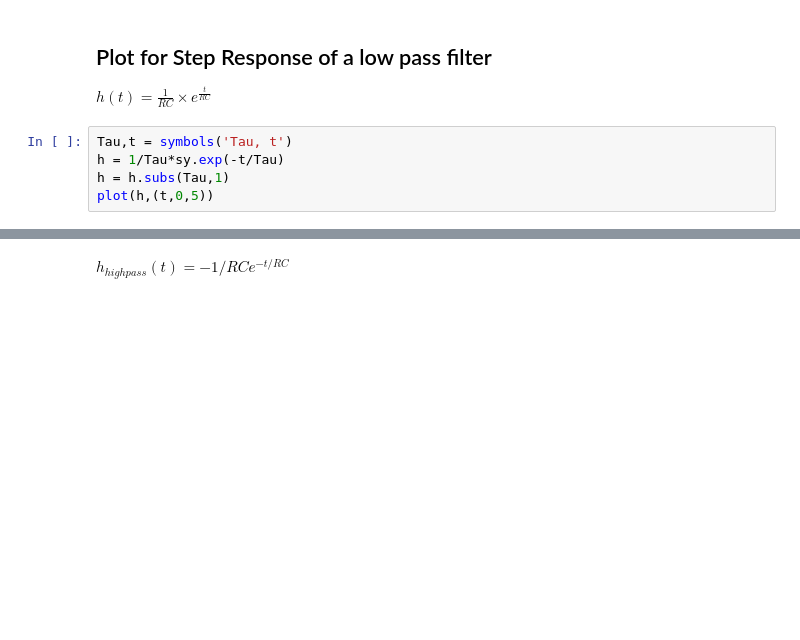
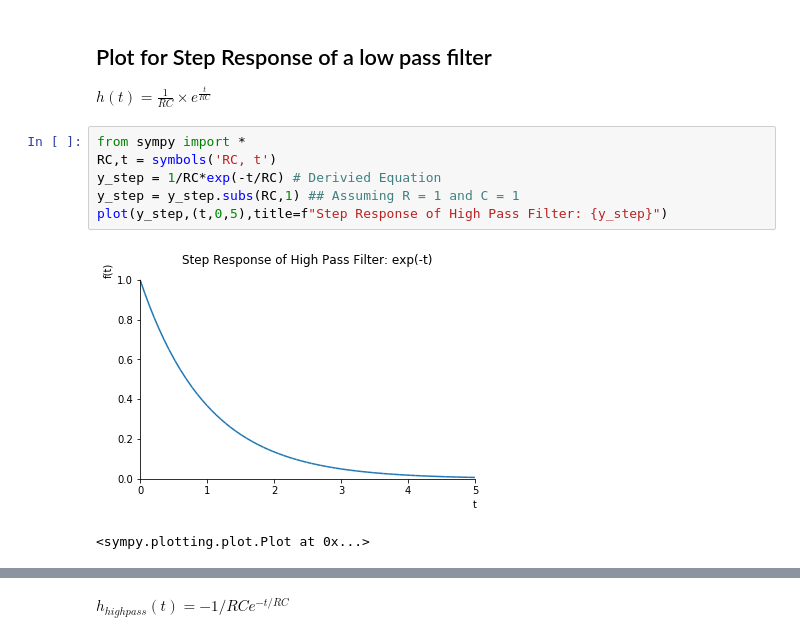
Before and after one commit to Juxsta/SJSU-Electrical-Engineering, a Jupyter notebook: src/EE110/Labs/lab 2/lab2.ipynb, the cells around one changed output, grey strips where cells are left out. Cells and saved outputs as stored; diff of their text form; blank space fills up the shorter version.

```diff
--- a/src/EE110/Labs/lab 2/lab2.ipynb
+++ b/src/EE110/Labs/lab 2/lab2.ipynb
@@ -18,11 +22,15 @@ print(integrate(sy.exp(t/Tau),t))
 # %% [markdown]
  ## Plot for Step Response of a low pass filter
  $ h(t) = \frac{1}{RC} \times e^{\frac{t}{RC}} $
-# %%
-Tau,t = symbols('Tau, t')
-h = 1/Tau*sy.exp(-t/Tau)
-h = h.subs(Tau,1)
-plot(h,(t,0,5))
+# %%
+from sympy import *
+RC,t = symbols('RC, t')
+y_step = 1/RC*exp(-t/RC) # Derivied Equation
+y_step = y_step.subs(RC,1) ## Assuming R = 1 and C = 1
+plot(y_step,(t,0,5),title=f"Step Response of High Pass Filter: {y_step}")
+# %% [output]
+[figure, added]
+<sympy.plotting.plot.Plot at 0x...>
 # %%
 step = integrate(h,t) + 1
 print(step)
```
Also changed, not shown: parts of 4 cells of this notebook, 14 other files.
